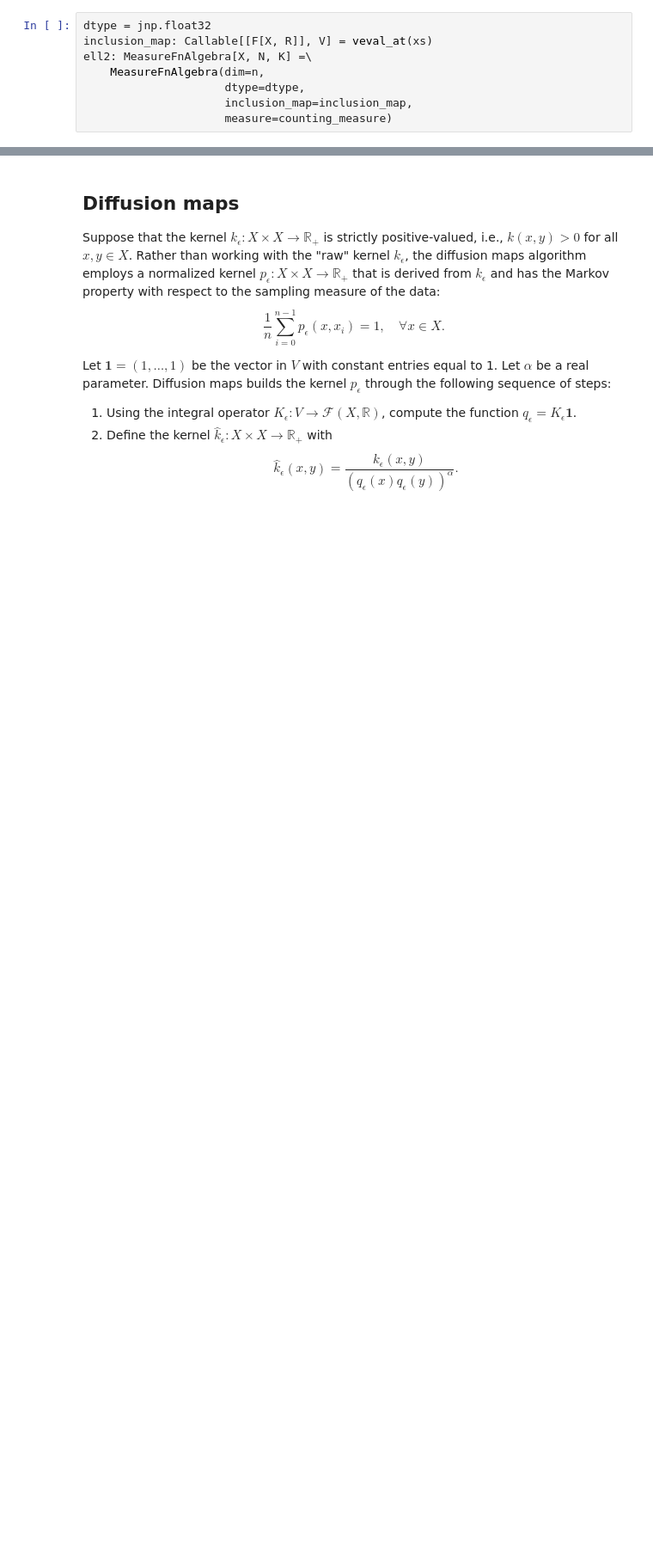
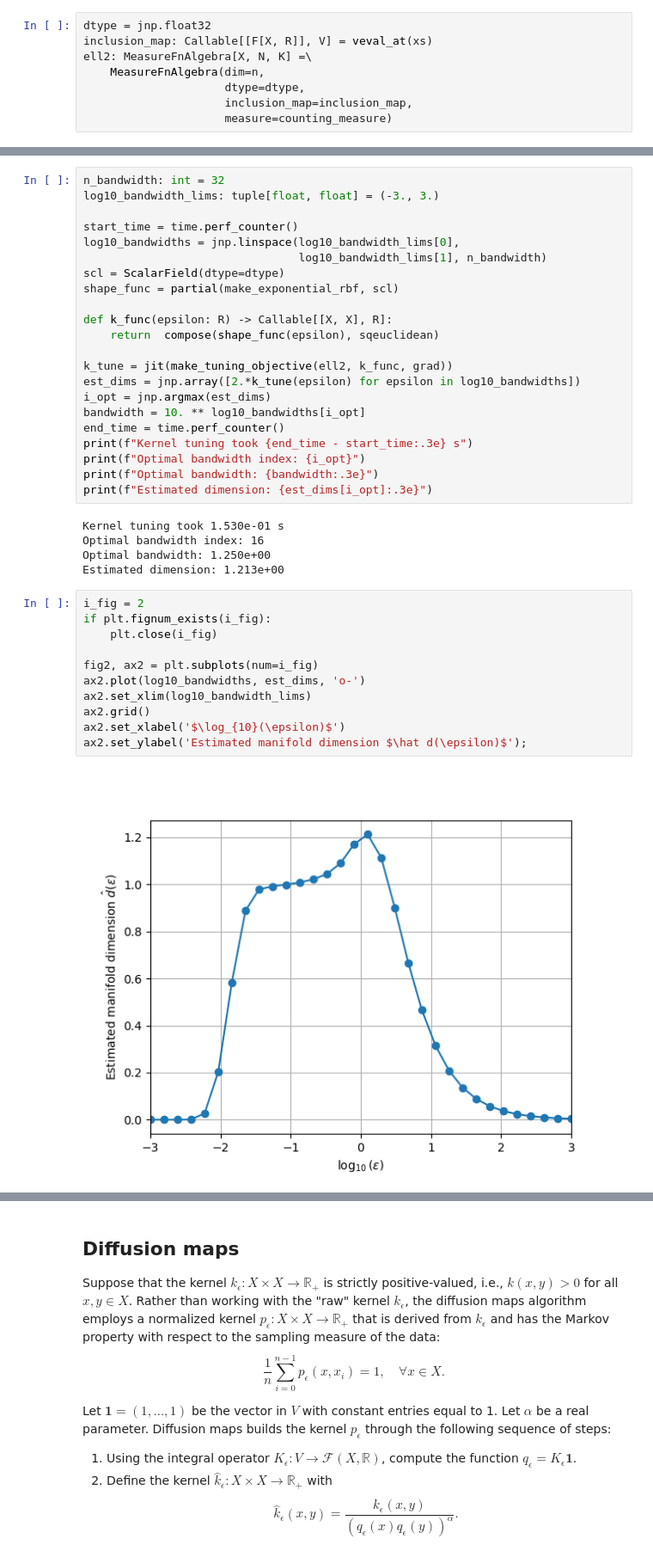
Before and after one commit to dg227/NLSA, a Jupyter notebook: Python/examples/diffusion_maps_jax.ipynb, the cells around one changed output, grey strips where cells are left out. Shown at 86% size. Cells and saved outputs as stored; diff of their text form; blank space fills up the shorter version.

Commit message:
Implement kernel tuning

```diff
--- a/Python/examples/diffusion_maps_jax.ipynb
+++ b/Python/examples/diffusion_maps_jax.ipynb
@@ -167,0 +181,40 @@ k: Callable[[X, X], R] = compose(rbf, sqeuclidean)
+# %%
+n_bandwidth: int = 32
+log10_bandwidth_lims: tuple[float, float] = (-3., 3.)
+
+start_time = time.perf_counter()
+log10_bandwidths = jnp.linspace(log10_bandwidth_lims[0],
+                                log10_bandwidth_lims[1], n_bandwidth)
+scl = ScalarField(dtype=dtype)
+shape_func = partial(make_exponential_rbf, scl)
+
+def k_func(epsilon: R) -> Callable[[X, X], R]:
+    return  compose(shape_func(epsilon), sqeuclidean)
+
+k_tune = jit(make_tuning_objective(ell2, k_func, grad))
+est_dims = jnp.array([2.*k_tune(epsilon) for epsilon in log10_bandwidths])
+i_opt = jnp.argmax(est_dims)
+bandwidth = 10. ** log10_bandwidths[i_opt]
+end_time = time.perf_counter()
+print(f"Kernel tuning took {end_time - start_time:.3e} s")
+print(f"Optimal bandwidth index: {i_opt}")
+print(f"Optimal bandwidth: {bandwidth:.3e}")
+print(f"Estimated dimension: {est_dims[i_opt]:.3e}")
+# %% [output]
+Kernel tuning took 1.530e-01 s
+Optimal bandwidth index: 16
+Optimal bandwidth: 1.250e+00
+Estimated dimension: 1.213e+00
+# %%
+i_fig = 2
+if plt.fignum_exists(i_fig):
+    plt.close(i_fig)
+
+fig2, ax2 = plt.subplots(num=i_fig)
+ax2.plot(log10_bandwidths, est_dims, 'o-')
+ax2.set_xlim(log10_bandwidth_lims)
+ax2.grid()
+ax2.set_xlabel('$\log_{10}(\epsilon)$')
+ax2.set_ylabel('Estimated manifold dimension $\hat d(\epsilon)$');
+# %% [output]
+[figure, added]
```
Also changed, not shown: parts of 17 cells of this notebook, 3 other files.
